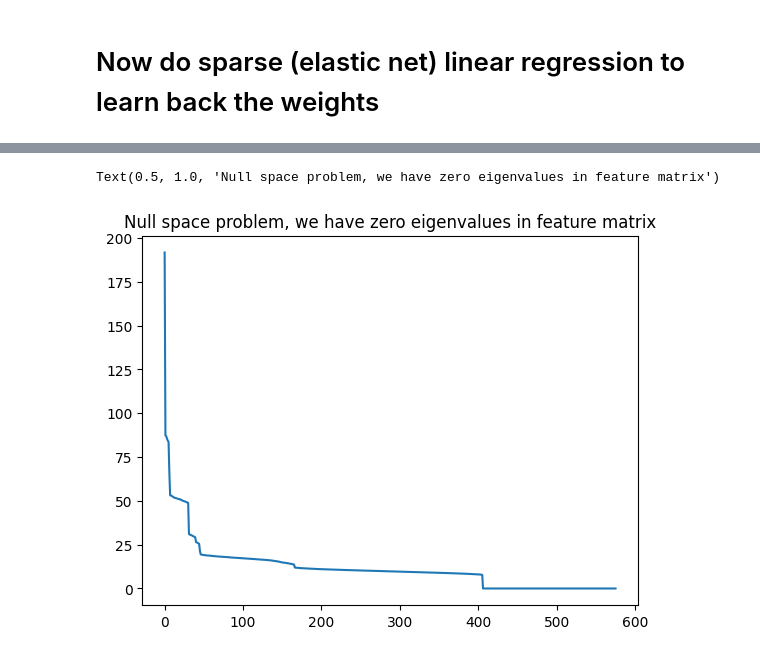
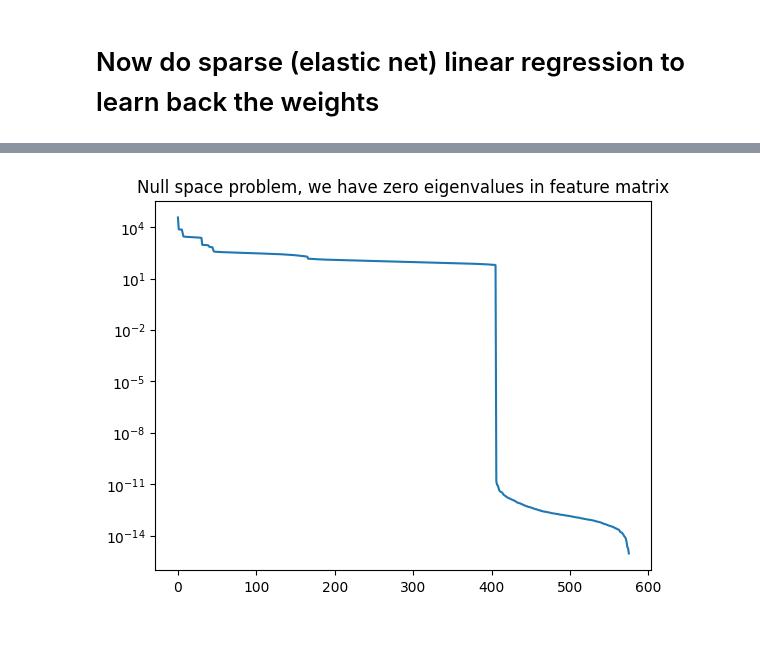
Before and after one commit to swagatam101/doe, a Jupyter notebook: DOE_SOLD_manual_v2.ipynb, the cells around one changed output, grey strips where cells are left out. Cells and saved outputs as stored; diff of their text form; code cells hidden in the pictures.

Commit message:
null space

```diff
--- a/DOE_SOLD_manual_v2.ipynb
+++ b/DOE_SOLD_manual_v2.ipynb
@@ -78,6 +78,10 @@ Text(0.5, 1.0, 'Sanity check: theory vs empirical counts \n of mutations observe
 I create a mixture of pdfs to draw from, with a zero component (meaning not all independent and pairwise contributions have differential activity compared to parent, some have no effect, and one can control this effect size or model complexity in these simulations)
 Create a mixture of weigthts with random components and some sparse components
 # %%
-Model_in_silico = doe_utils.create_in_silico_model(num_mutated, S.mutation_probs_variable_region_indexed)
+I_params = {'rho':[0.49, 0.49], 'sparse_pdf_names': ['norm', 'norm'], 'noise_sigma' : 0.01, 'sparse_params': [{'loc': 1, 'scale': 0.2}, {'loc': -1, 'scale': 0.2}]}
+P_params = {'rho':[0.49, 0.49], 'sparse_pdf_names': ['norm', 'norm'], 'noise_sigma' : 0.01, 'sparse_params': [{'loc': 0.75, 'scale': 0.2}, {'loc': -0.75, 'scale': 0.2}]}
+
+
+Model_in_silico = doe_utils.create_in_silico_model(num_mutated, S.mutation_probs_variable_region_indexed, independent_params=I_params, pairwise_params=P_params)
 Model_in_silico.plot_weights()
 # %% [output]
@@ -117,9 +130,9 @@ Text(0, 0.5, 'fitted params')
 # %%
 import scipy
 
-plt.plot(scipy.linalg.svdvals(fit_model.features))
+plt.plot(scipy.linalg.svdvals(fit_model.features.T.dot(fit_model.features)))
 
 plt.title('Null space problem, we have zero eigenvalues in feature matrix')
+plt.yscale('log')
 # %% [output]
-Text(0.5, 1.0, 'Null space problem, we have zero eigenvalues in feature matrix')
-[figure, old version]
+[figure, new version]
```
Also changed, not shown: parts of 11 cells of this notebook, 1 other file.
